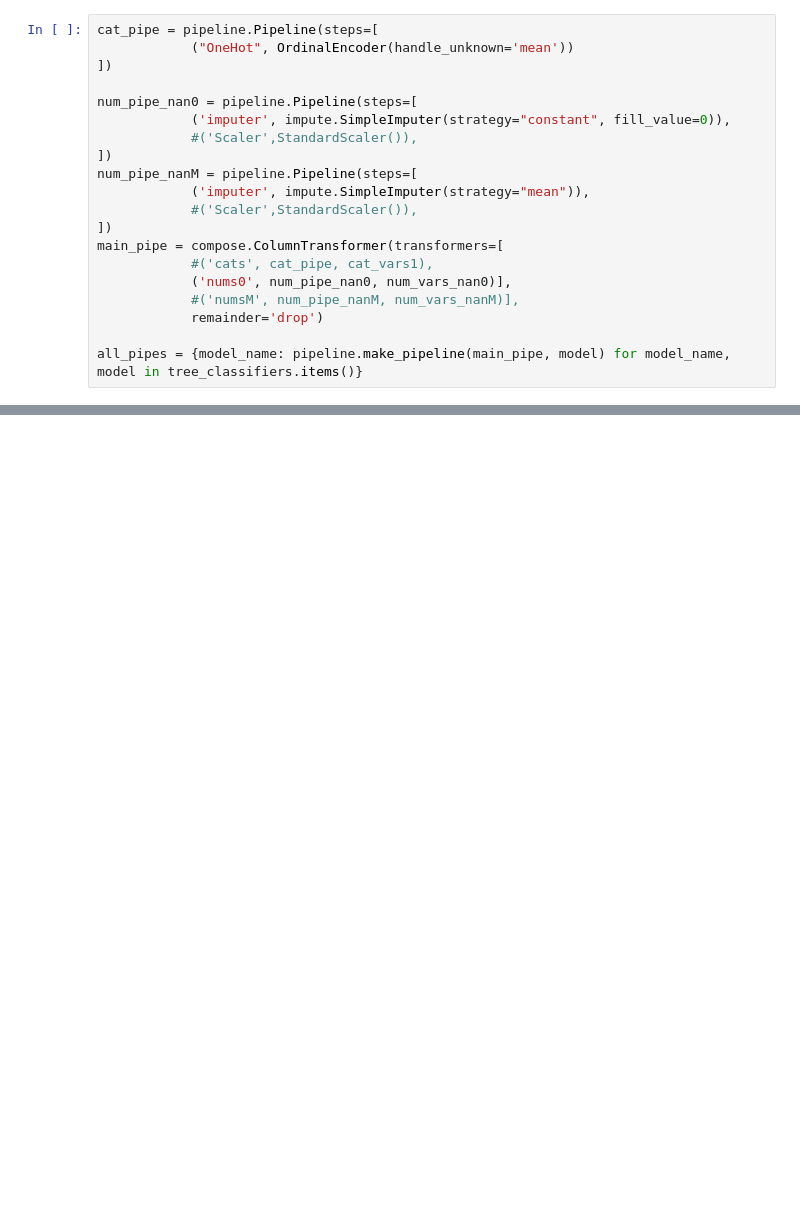
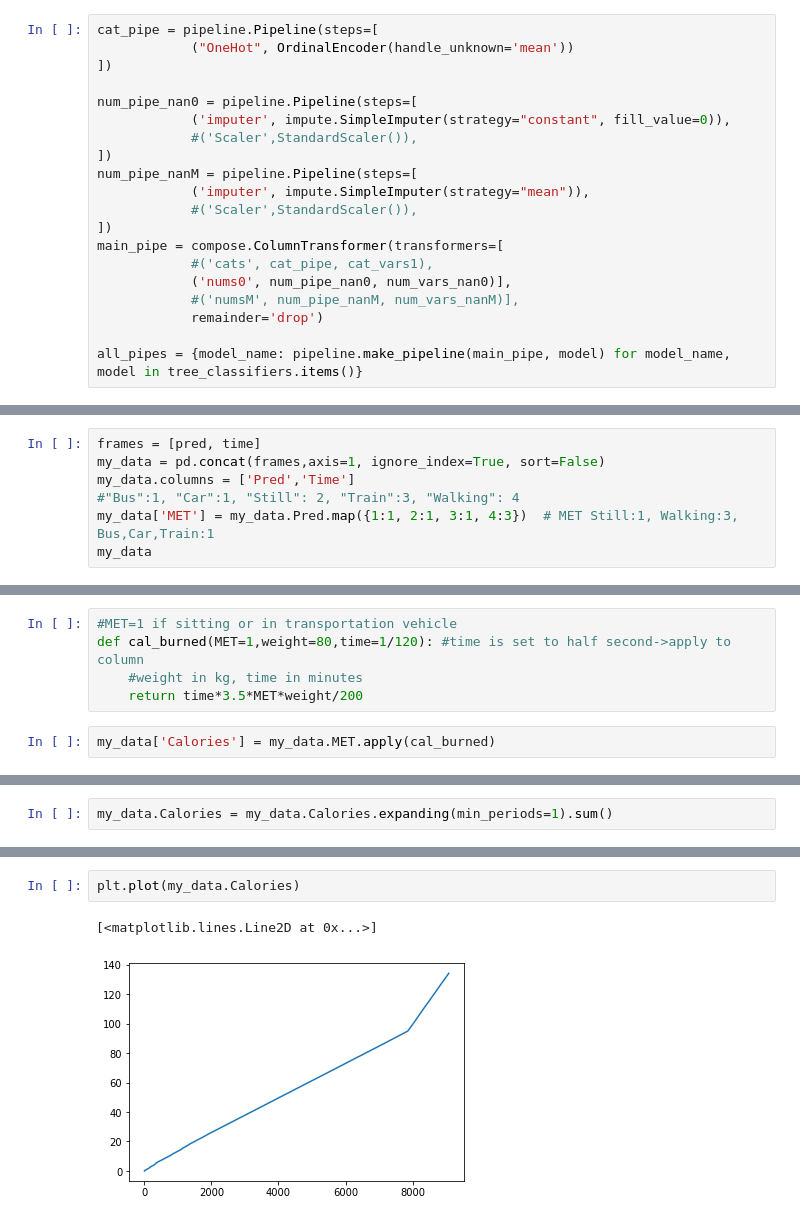
Before and after one commit to Healthy-Life-App-Strive-Build-Week2/Run_For_Life, a Jupyter notebook: TestingGround.ipynb, the cells around one changed output, grey strips where cells are left out. Cells and saved outputs as stored; diff of their text form; blank space fills up the shorter version.

```diff
--- a/TestingGround.ipynb
+++ b/TestingGround.ipynb
@@ -245,0 +217,7 @@ results.head()
+# %%
+frames = [pred, time]
+my_data = pd.concat(frames,axis=1, ignore_index=True, sort=False)
+my_data.columns = ['Pred','Time']
+#"Bus":1, "Car":1, "Still": 2, "Train":3, "Walking": 4
+my_data['MET'] = my_data.Pred.map({1:1, 2:1, 3:1, 4:3})  # MET Still:1, Walking:3, Bus,Car,Train:1
+my_data
@@ -245,0 +274,7 @@ results.head()
+# %%
+#MET=1 if sitting or in transportation vehicle
+def cal_burned(MET=1,weight=80,time=1/120): #time is set to half second->apply to column
+    #weight in kg, time in minutes
+    return time*3.5*MET*weight/200
+# %%
+my_data['Calories'] = my_data.MET.apply(cal_burned)
@@ -245,0 +285,2 @@ results.head()
+# %%
+my_data.Calories = my_data.Calories.expanding(min_periods=1).sum()
@@ -245,0 +302,5 @@ results.head()
+# %%
+plt.plot(my_data.Calories)
+# %% [output]
+[<matplotlib.lines.Line2D at 0x...>]
+[figure, added]
```
Also changed, not shown: parts of 15 cells of this notebook, 7 other files.
